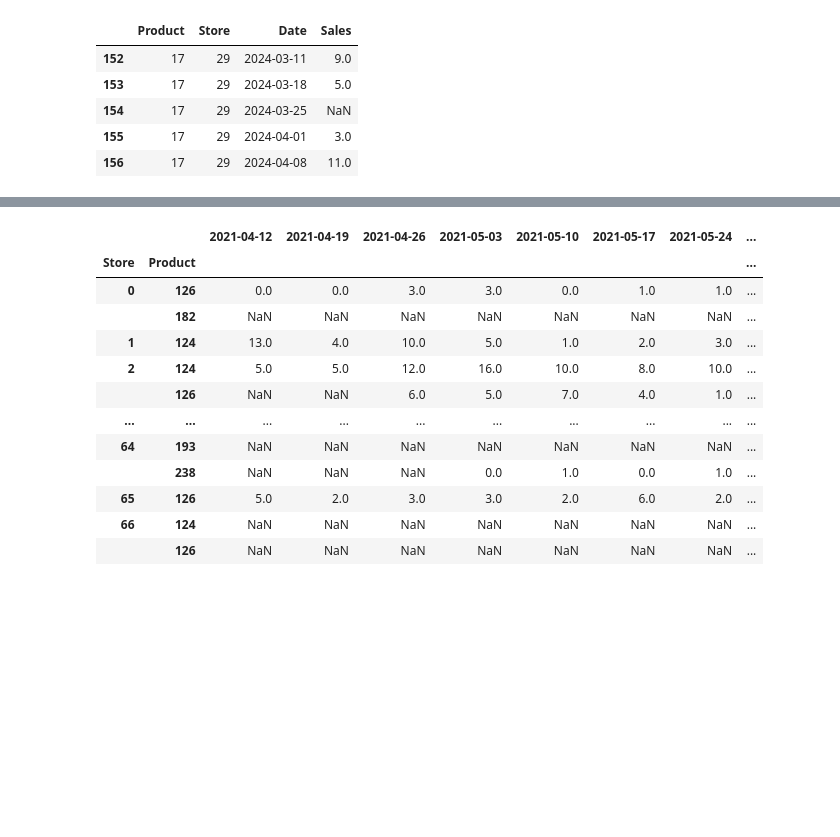
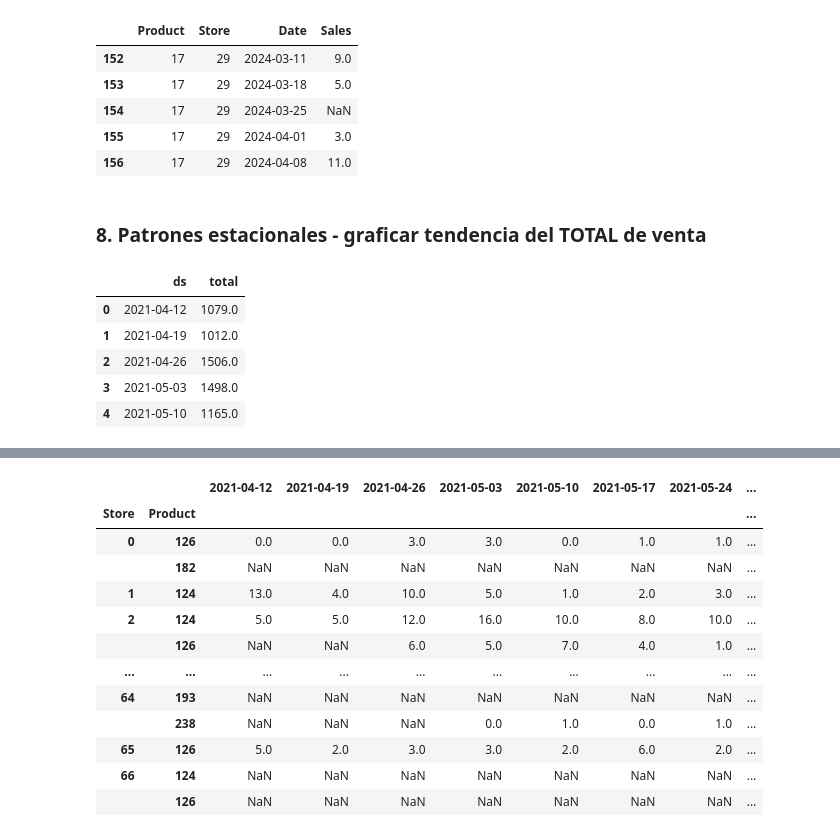
Before and after one commit to joseortegalabra/vn2_challenge, a Jupyter notebook: notebooks/2_discovery.ipynb, the cells around one changed output, grey strips where cells are left out. Cells and saved outputs as stored; diff of their text form; code cells hidden in the pictures; blank space fills up the shorter version.

```diff
--- a/notebooks/2_discovery.ipynb
+++ b/notebooks/2_discovery.ipynb
@@ -435,3 +435,17 @@ data_plot.tail()
 | 156 | 17 | 29 | 2024-04-08 | 11.0 |
 # %%
 # -> se podría hacer la imputación de los datos con una interpolación tal como lo hace el gráfico, pero también se podría usar un modelo para buscar más presición
+# %% [markdown]
+### 8. Patrones estacionales - graficar tendencia del TOTAL de venta
+# %%
+# calcular total de ventas
+total_sales = data_sales.sum(axis=0).reset_index()
+total_sales = total_sales.rename(columns = {0:"total", "index":"ds"})
+total_sales.head()
+# %% [output]
+|  | ds | total |
+| 0 | 2021-04-12 | 1079.0 |
+| 1 | 2021-04-19 | 1012.0 |
+| 2 | 2021-04-26 | 1506.0 |
+| 3 | 2021-05-03 | 1498.0 |
+| 4 | 2021-05-10 | 1165.0 |
```
Also changed, not shown: parts of 3 cells of this notebook, 1 other file.
